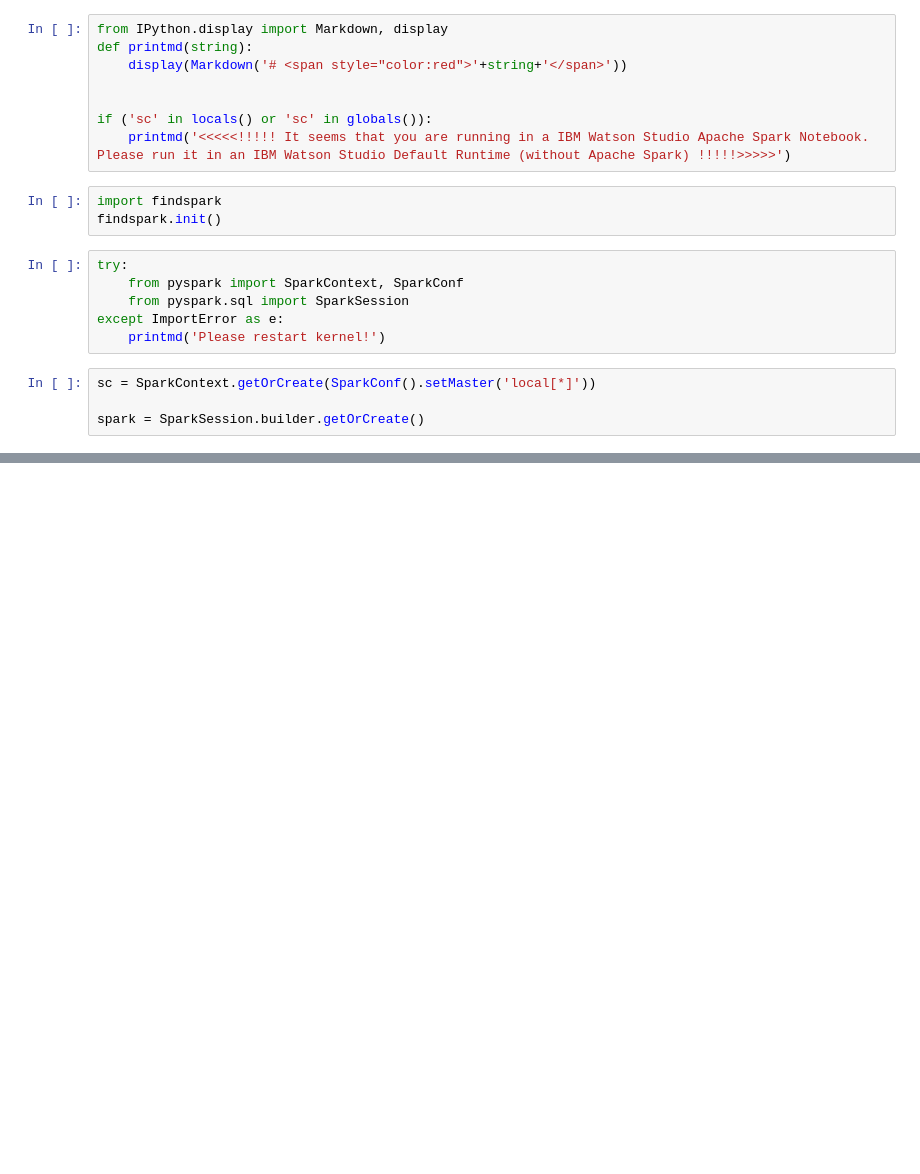
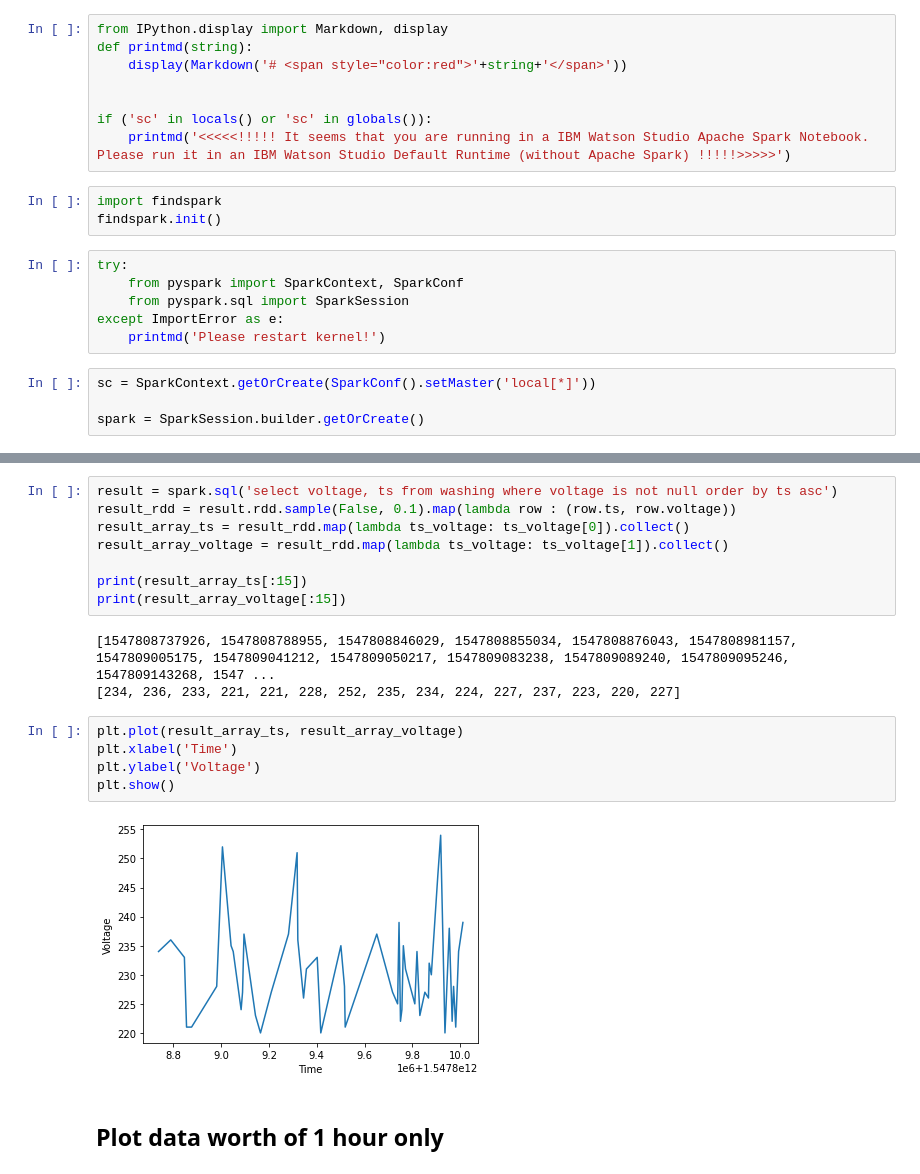
Before and after one commit to sonpn82/Scalable-Machine-Learning-on-Big-Data-using-Apache-Spark, a Jupyter notebook: 2.2 Plotting with Spark and Matplotlib.ipynb, the cells around one changed output, grey strips where cells are left out. Cells and saved outputs as stored; diff of their text form; blank space fills up the shorter version.

```diff
--- a/2.2 Plotting with Spark and Matplotlib.ipynb
+++ b/2.2 Plotting with Spark and Matplotlib.ipynb
@@ -25,0 +78,20 @@ spark = SparkSession.builder.getOrCreate()
+# %%
+result = spark.sql('select voltage, ts from washing where voltage is not null order by ts asc')
+result_rdd = result.rdd.sample(False, 0.1).map(lambda row : (row.ts, row.voltage))
+result_array_ts = result_rdd.map(lambda ts_voltage: ts_voltage[0]).collect()
+result_array_voltage = result_rdd.map(lambda ts_voltage: ts_voltage[1]).collect()
+
+print(result_array_ts[:15])
+print(result_array_voltage[:15])
+# %% [output]
+[1547808737926, 1547808788955, 1547808846029, 1547808855034, 1547808876043, 1547808981157, 1547809005175, 1547809041212, 1547809050217, 1547809083238, 1547809089240, 1547809095246, 1547809143268, 1547 ...
+[234, 236, 233, 221, 221, 228, 252, 235, 234, 224, 227, 237, 223, 220, 227]
+# %%
+plt.plot(result_array_ts, result_array_voltage)
+plt.xlabel('Time')
+plt.ylabel('Voltage')
+plt.show()
+# %% [output]
+[figure, added]
+# %% [markdown]
+## Plot data worth of 1 hour only
```
Also changed, not shown: parts of 17 cells of this notebook.
